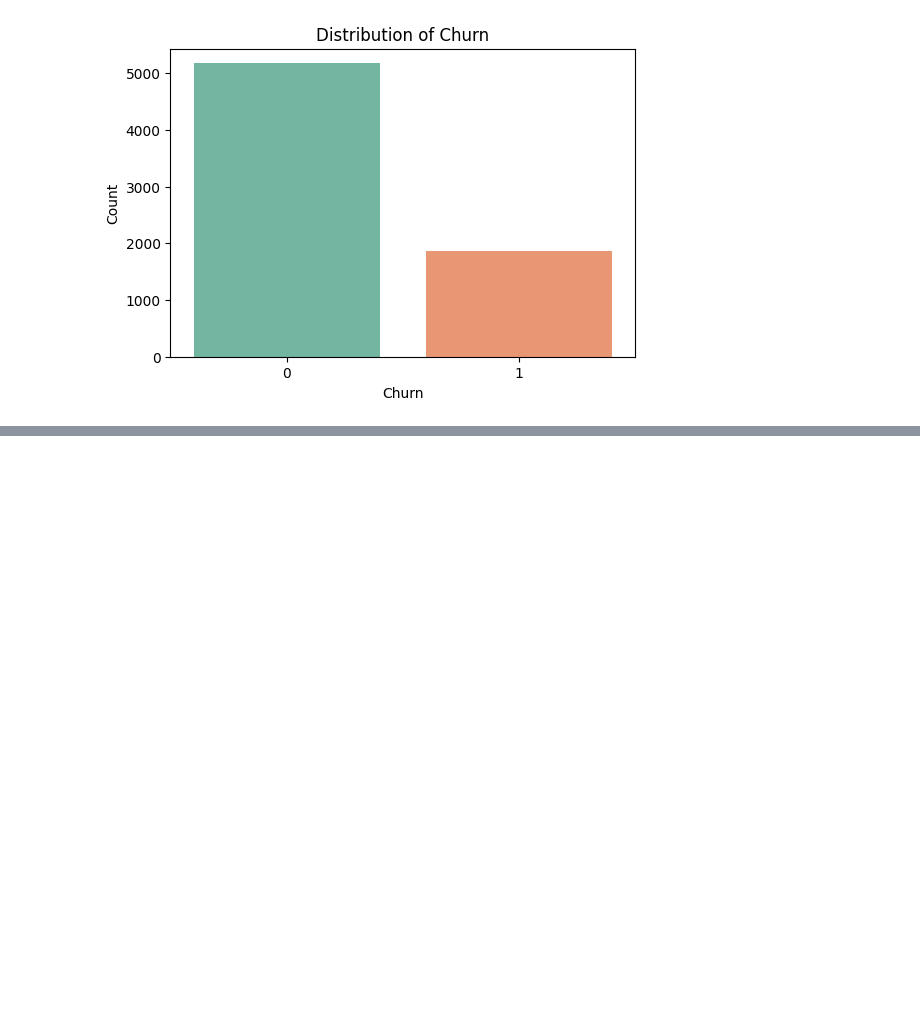
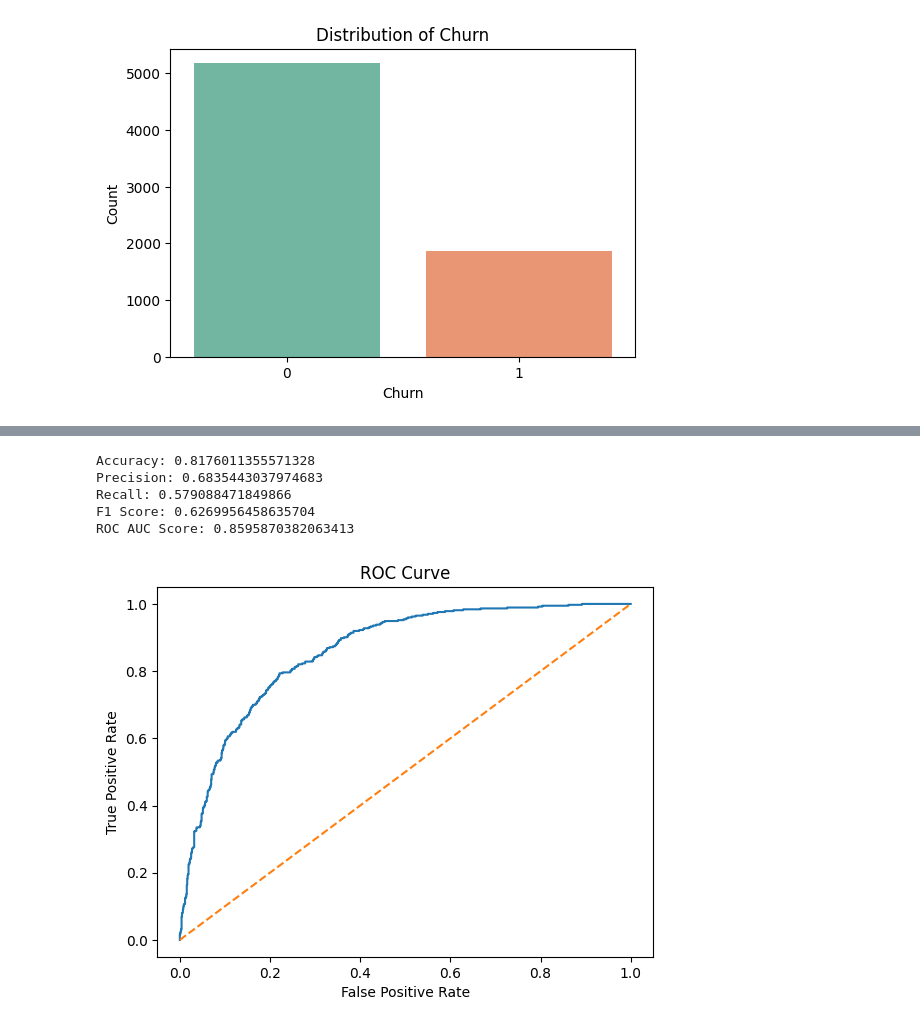
Before and after one commit to Andriamahay11master/ChurnSense, a Jupyter notebook: notebooks/Customer_churn_IBM_data_analysis.ipynb, the cells around one changed output, grey strips where cells are left out. Cells and saved outputs as stored; diff of their text form; code cells hidden in the pictures; blank space fills up the shorter version.

Commit message:
split the data & fit the model with LR algorithm

```diff
--- a/notebooks/Customer_churn_IBM_data_analysis.ipynb
+++ b/notebooks/Customer_churn_IBM_data_analysis.ipynb
@@ -187,0 +215,9 @@ Passing `palette` without assigning `hue` is deprecated and will be removed in v
+# %%
+#split the training/testing sets
+from sklearn.model_selection import train_test_split
+
+X = data.drop('Churn', axis=1)
+y = data['Churn']
+# %%
+#training 80% testing set 20%
+X_train, X_test, y_train, y_test = train_test_split(X, y, test_size=0.2, random_state=42)
@@ -187,0 +226,7 @@ Passing `palette` without assigning `hue` is deprecated and will be removed in v
+# %%
+#model logistic regression
+from sklearn.linear_model import LogisticRegression
+from sklearn.metrics import accuracy_score, precision_score, recall_score, f1_score, roc_auc_score, confusion_matrix, classification_report
+
+model = LogisticRegression()
+model.fit(X_train, y_train)
@@ -187,0 +242,4 @@ Passing `palette` without assigning `hue` is deprecated and will be removed in v
+# %%
+# Make predictions on the test set
+y_pred = model.predict(X_test)
+y_pred_proba = model.predict_proba(X_test)[:, 1]
@@ -187,0 +255,27 @@ Passing `palette` without assigning `hue` is deprecated and will be removed in v
+# %%
+#print the evaluation
+print('Accuracy:', accuracy)
+print('Precision:', precision)
+print('Recall:', recall)
+print('F1 Score:', f1)
+print('ROC AUC Score:', roc_auc)
+# %% [output]
+Accuracy: 0.8176011355571328
+Precision: 0.6835443037974683
+Recall: 0.579088471849866
+F1 Score: 0.6269956458635704
+ROC AUC Score: 0.8595870382063413
+# %%
+#Plot the ROC curve
+from sklearn.metrics import roc_curve
+
+fpr, tpr, thresholds = roc_curve(y_test, y_pred_proba)
+
+plt.plot(fpr, tpr)
+plt.plot([0, 1], [0, 1], linestyle='--')
+plt.xlabel('False Positive Rate')
+plt.ylabel('True Positive Rate')
+plt.title('ROC Curve')
+plt.show()
+# %% [output]
+[figure, added]
```
Also changed, not shown: parts of 6 cells of this notebook.
